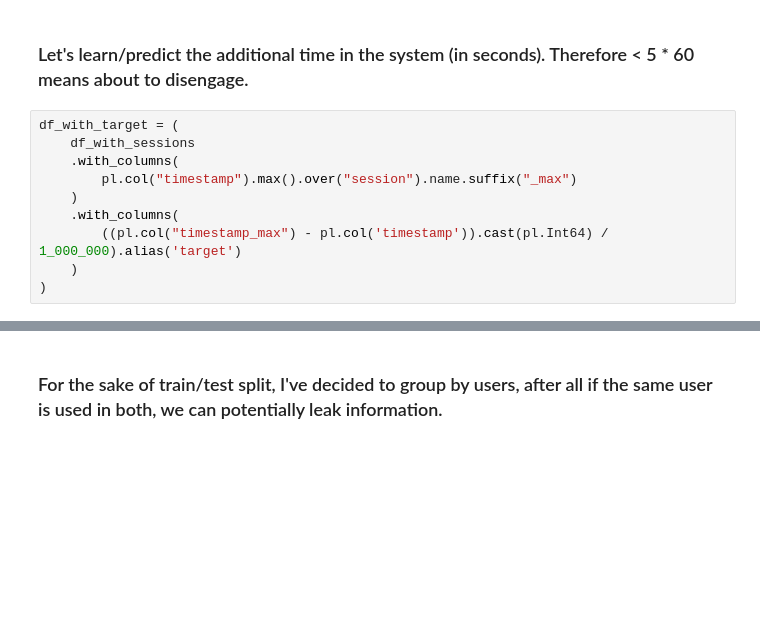
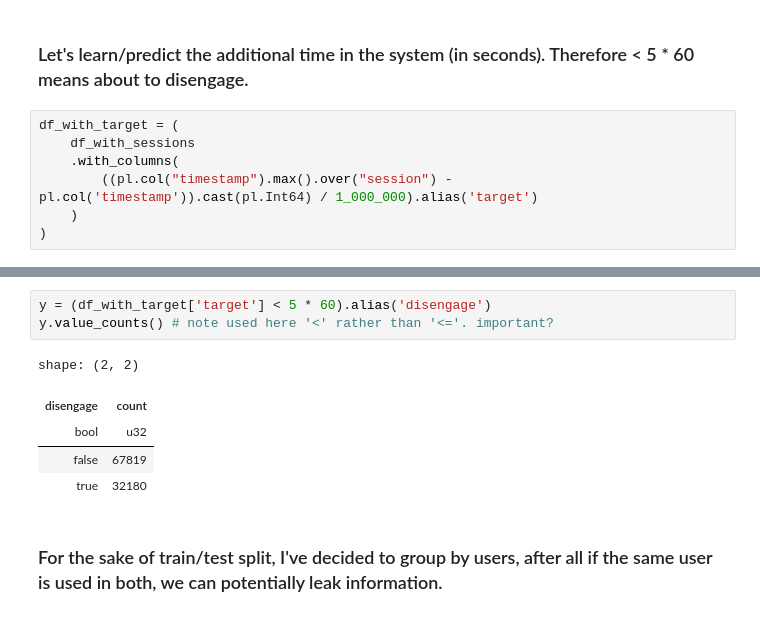
Before and after one commit to zbenmo/citizen_science, a Jupyter notebook: predict_more_interaction.ipynb, the cells around one changed output, grey strips where cells are left out. Cells and saved outputs as stored; diff of their text form; blank space fills up the shorter version.

```diff
--- a/predict_more_interaction.ipynb
+++ b/predict_more_interaction.ipynb
@@ -82,9 +84,6 @@ shape: (5, 7)
 df_with_target = (
     df_with_sessions
     .with_columns(
-        pl.col("timestamp").max().over("session").name.suffix("_max")
-    )
-    .with_columns(
-        ((pl.col("timestamp_max") - pl.col('timestamp')).cast(pl.Int64) / 1_000_000).alias('target')
+        ((pl.col("timestamp").max().over("session") - pl.col('timestamp')).cast(pl.Int64) / 1_000_000).alias('target')
     )
 )
@@ -106,3 +98,12 @@ shape: (99_999, 9)
+# %%
+y = (df_with_target['target'] < 5 * 60).alias('disengage')
+y.value_counts() # note used here '<' rather than '<='. important?
+# %% [output]
+shape: (2, 2)
+| disengage | count |
+| bool | u32 |
+| false | 67819 |
+| true | 32180 |
 # %% [markdown]
 ### For the sake of train/test split, I've decided to group by users, after all if the same user is used in both, we can potentially leak information.
 # %%
```
Also changed, not shown: parts of 11 cells of this notebook, 1 other file.
